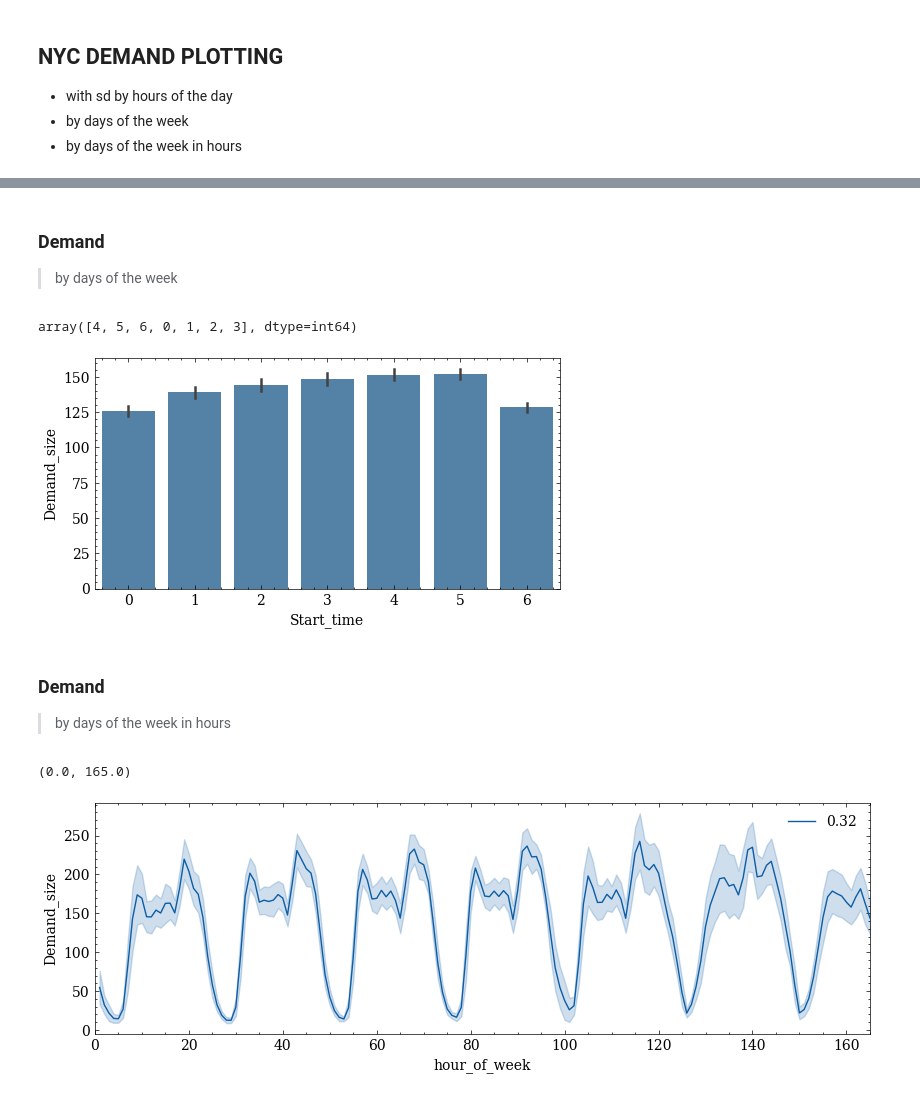
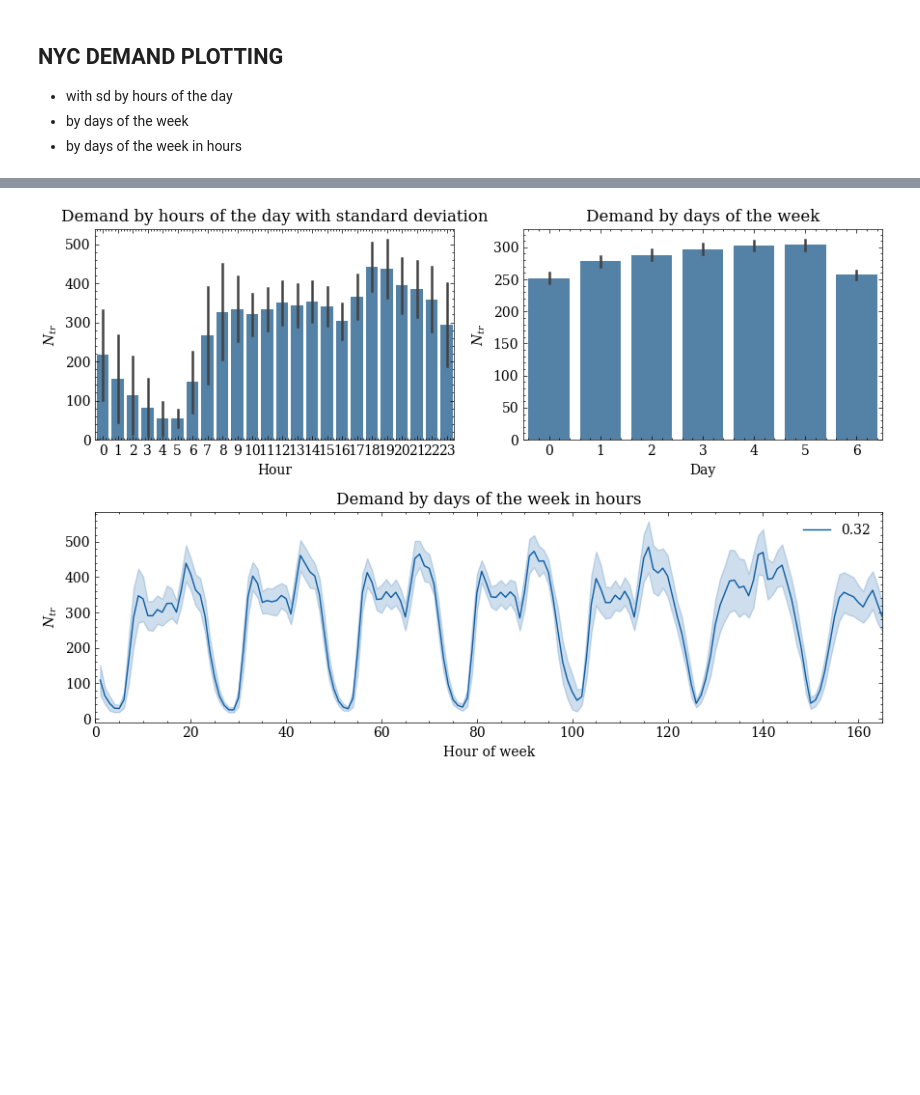
Before and after one commit to OlhaShulikaUJ/ExMAS-plotting, a Jupyter notebook: NYC DEMAND.ipynb, the cells around one changed output, grey strips where cells are left out. Cells and saved outputs as stored; diff of their text form; code cells hidden in the pictures; blank space fills up the shorter version.

```diff
--- a/NYC DEMAND.ipynb
+++ b/NYC DEMAND.ipynb
@@ -10,6 +10,8 @@ import seaborn as sns
 import matplotlib.pyplot as plt
 
 plt.style.use(['science','no-latex'])
+# %%
+df = pd.read_csv('KPI_resultsNYC.csv', index_col=0)
 # %%
 df.to_csv('KPI_resultsNYC.csv')
 df.Start_time = df.apply(lambda row: pd.Timestamp(row.Start_time), axis=1) #convert "Start_time" to time type
@@ -27,27 +18,41 @@ array([4, 5, 6, 0, 1, 2, 3], dtype=int64)
-# %% [markdown]
-### Demand
-> by days of the week
-# %%
-to_plot = df[(df.Start_time.dt.dayofweek.isin([0,1,2,3,4,5,6]))]
-fig, ax = plt.subplots(figsize=(6,3))
-sns.barplot(data = to_plot, x = df.Start_time.dt.dayofweek, y="Demand_size", ax = ax, color='steelblue')
-to_plot.Start_time.dt.dayofweek.unique()
-# %% [output]
-array([4, 5, 6, 0, 1, 2, 3], dtype=int64)
-[figure, removed]
-# %% [markdown]
-### Demand
-> by days of the week in hours
-# %%
-df['hour_of_week'] = df.Start_time.dt.dayofweek * 24 + (df.Start_time.dt.hour + 1)
-# %%
-import matplotlib.pyplot as plt
-fig, ax = plt.subplots(figsize = (10,3))
-df['Hour'] = df.Start_time.dt.hour
-for d in df.shared_discount.unique():
-    to_plot = df#[(df.Start_time.dt.dayofweek * 24 + (df.Start_time.dt.hour + 1))]
-    sns.lineplot(data = to_plot, x = 'hour_of_week', y = 'Demand_size', ax = ax, label = d, errorbar ='sd')
-ax.set_xlim(0,165)
-# %% [output]
-(0.0, 165.0)
-[figure, removed]
+# %%
+# Setup the subplot2grid Layout
+fig = plt.figure(figsize=(9, 6))
+ax1 = plt.subplot2grid((2,2), (0,0))
+ax2 = plt.subplot2grid((2,2), (0,1))
+ax3 = plt.subplot2grid((2,2), (1,0), colspan=2)
+
+
+ax=ax1
+to_plot = df[(df.Start_time.dt.dayofweek.isin([0,1,2,3,4,5,6]))]
+df['Trips']=df['Demand_size']*2 #the number of trips equals the demand for half an hour multiplied by 2
+sns.barplot(data = to_plot, x = df.Start_time.dt.hour, y="Trips", ax = ax, errorbar="sd", color='steelblue')
+to_plot.Start_time.dt.dayofweek.unique()
+ax1.set_xlabel('Hour') #the hour of the day
+ax1.set_ylabel('$N_{tr}$') #the number of trips/hour
+ax1.set_title("Demand by hours of the day with standard deviation")
+
+ax=ax2
+to_plot = df[(df.Start_time.dt.dayofweek.isin([0,1,2,3,4,5,6]))]
+df['Trips']=df['Demand_size']*2 #the number of trips equals the demand for half an hour multiplied by 2
+sns.barplot(data = to_plot, x = df.Start_time.dt.dayofweek, y="Trips", ax = ax, color='steelblue')
+to_plot.Start_time.dt.dayofweek.unique()
+ax2.set_xlabel('Day') #the day of the week
+ax2.set_ylabel('$N_{tr}$') #the number of trips/hour
+ax2.set_title("Demand by days of the week")
+
+
+ax=ax3
+df['Trips']=df['Demand_size']*2 #the number of trips equals the demand for half an hour multiplied by 2
+df['Hour'] = df.Start_time.dt.hour
+for d in df.shared_discount.unique():
+    to_plot = df#[(df.Start_time.dt.dayofweek * 24 + (df.Start_time.dt.hour + 1))]
+    sns.lineplot(data = to_plot, x = 'hour_of_week', y = 'Trips', ax = ax, label = d, errorbar ='sd')
+ax3.set_xlim(0,165)
+ax3.set_xlabel('Hour of week')
+ax3.set_ylabel('$N_{tr}$')
+ax3.set_title("Demand by days of the week in hours")
+
+fig.tight_layout()
+# %% [output]
+[figure, added]
```
Also changed, not shown: parts of 2 cells of this notebook.
